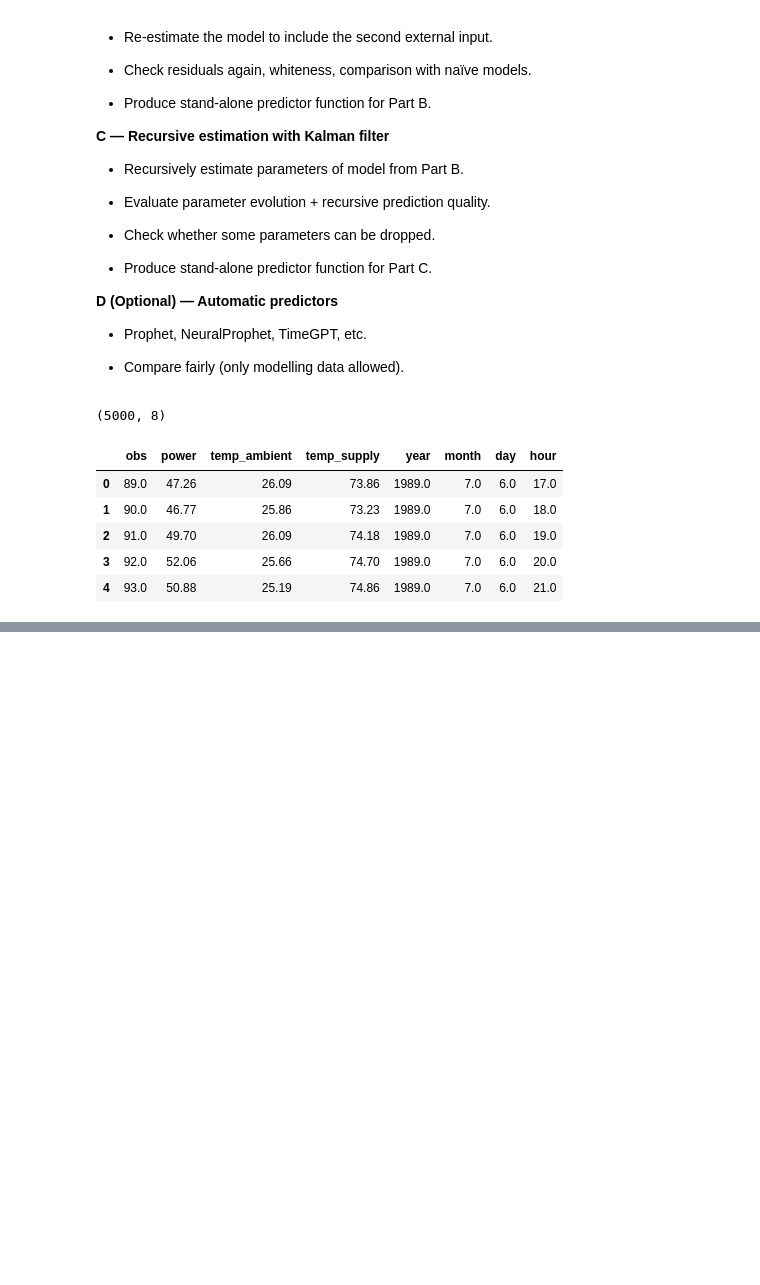
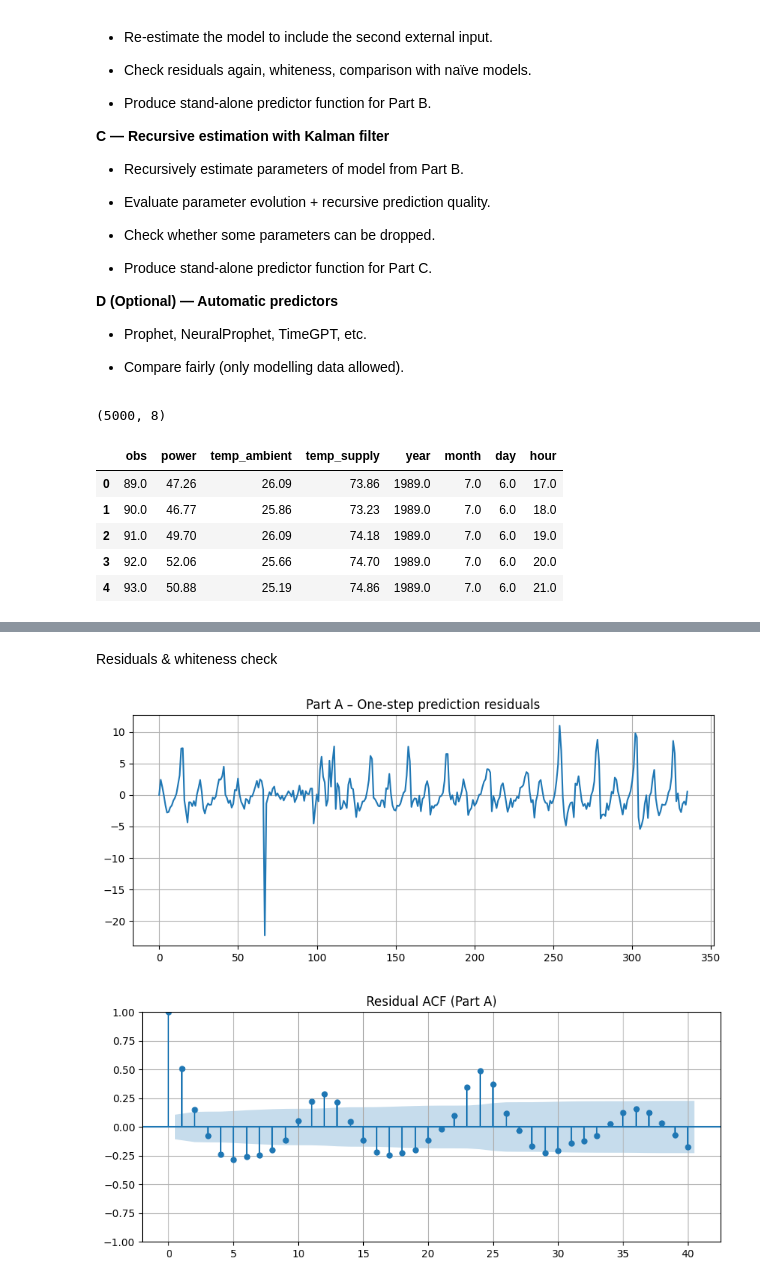
Before and after one commit to asifakhan09/MASM17-Time-series-analysis, a Jupyter notebook: Final Project/Asifa.ipynb, the cells around one changed output, grey strips where cells are left out. Drawn from its saved outputs; the diff is of its cells as text; code cells hidden in the pictures; blank space fills up the shorter version.

```diff
--- a/Final Project/Asifa.ipynb
+++ b/Final Project/Asifa.ipynb
@@ -79,0 +241,17 @@ plt.show()
+# %% [markdown]
+Residuals & whiteness check
+# %%
+# Residuals & whiteness check
+
+res_val = y_val - yhat_val
+plt.plot(res_val)
+plt.title("Part A – One-step prediction residuals")
+plt.show()
+
+# ACF
+plot_acf(res_val, lags=40)
+plt.title("Residual ACF (Part A)")
+plt.show()
+# %% [output]
+[figure, added]
+[figure, added]
```
Also changed, not shown: parts of 16 cells of this notebook.
